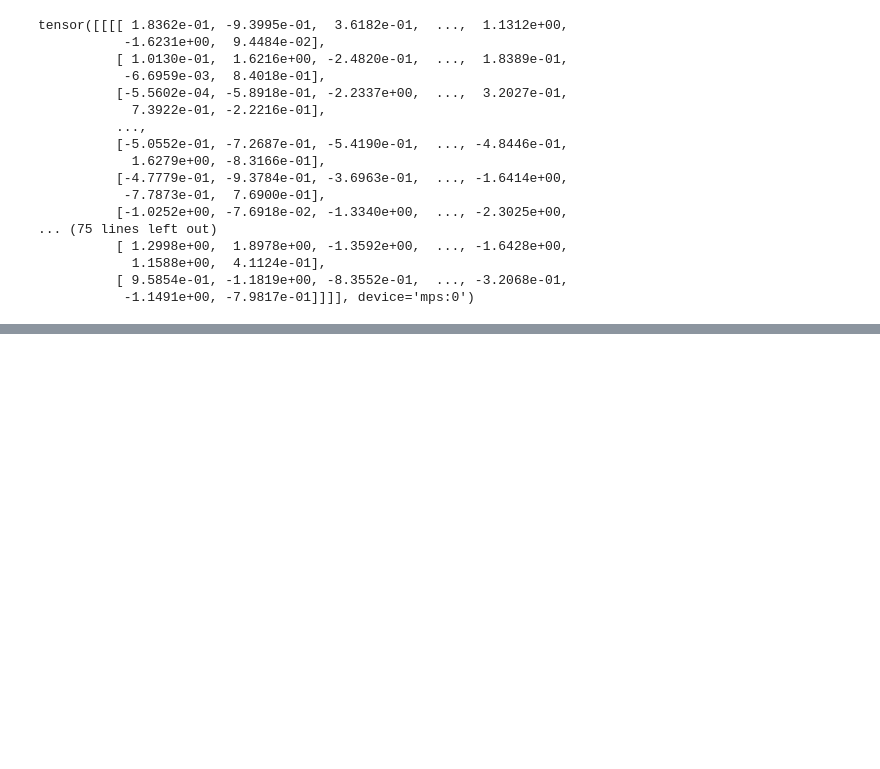
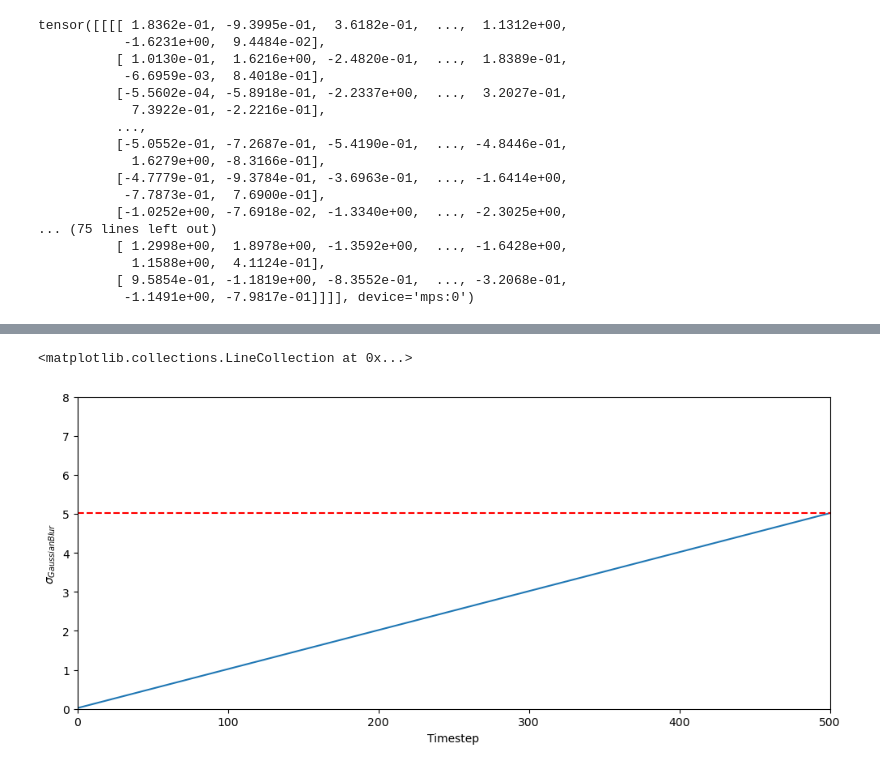
Before and after one commit to MaxTalberg/Diffusion-Model, a Jupyter notebook: src/CW.ipynb, the cells around one changed output, grey strips where cells are left out. Cells and saved outputs as stored; diff of their text form; code cells hidden in the pictures; blank space fills up the shorter version.

```diff
--- a/src/CW.ipynb
+++ b/src/CW.ipynb
@@ -158,0 +170,15 @@ Clipping input data to the valid range for imshow with RGB data ([0..1] for floa
+# %%
+t = torch.linspace(0, 500, 500)
+simga_val = 0.02 + 0.01*t
+simga_val_t = 0.02 + 0.01*500
+
+plt.figure(figsize=(12, 5))
+plt.plot(t, simga_val)
+plt.ylim(0, 8)
+plt.xlim(0, 500)
+plt.ylabel(r'$\sigma_{Gaussian Blur}$')
+plt.xlabel('Timestep')
+plt.hlines(simga_val_t, 0, 500, color='r', linestyles='dashed')
+# %% [output]
+<matplotlib.collections.LineCollection at 0x...>
+[figure, added]
```
Also changed, not shown: parts of 6 cells of this notebook, 6 other files.
